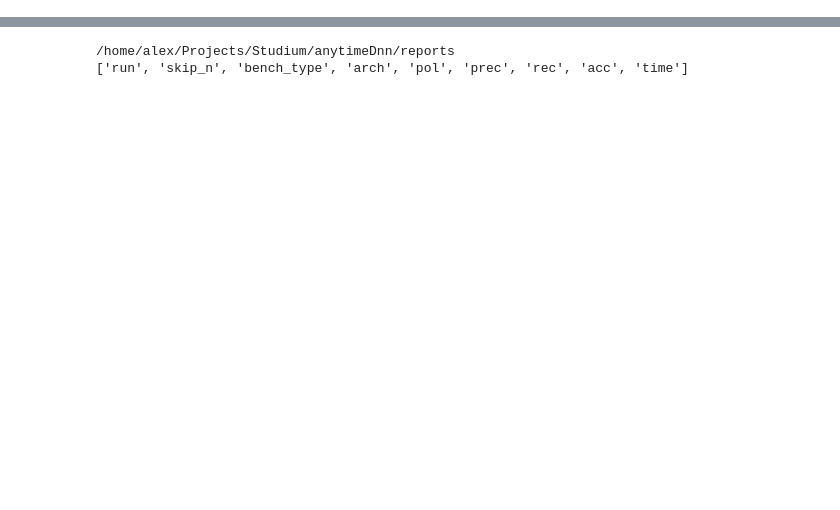
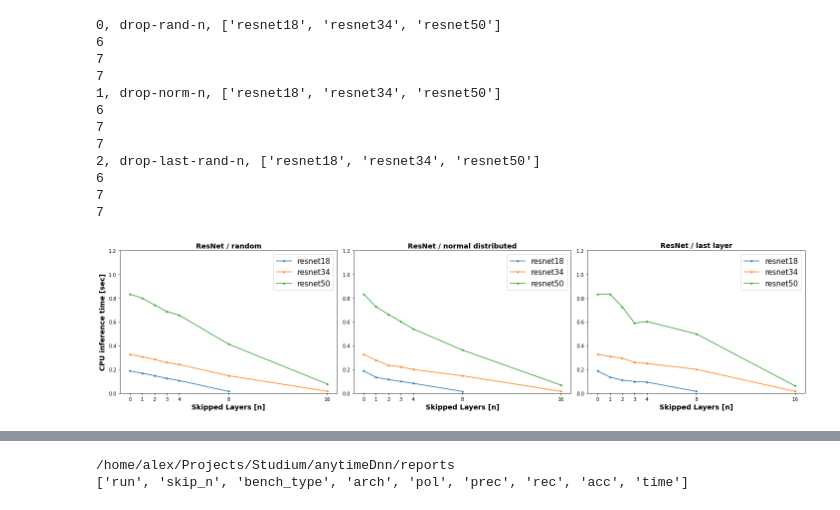
Before and after one commit to a-luengen/anytimeDnn, a Jupyter notebook: reports/benchmark_data_test.ipynb, the cells around one changed output, grey strips where cells are left out. Drawn from its saved outputs; the diff is of its cells as text; code cells hidden in the pictures; blank space fills up the shorter version.

```diff
--- a/reports/benchmark_data_test.ipynb
+++ b/reports/benchmark_data_test.ipynb
@@ -219,0 +239,49 @@ printBoxPlotForArchAndPol(q_df, 'densenet169', 'skip')
+# %%
+
+
+
+font = dict()
+font['fontsize'] = 14
+font['fontweight'] = 'bold'
+def linePlotArchs(df, policy, archs, ax, max_y=None):
+    if max_y is not None:
+        ax.set_ylim([0.0, max_y])
+
+    pol_df = df[df['pol'] == policy]
+
+    arch_type = 'ResNet' if 'res' in archs[0] else 'DenseNet'
+
+    ax.set_title(f'{arch_type} / {pol_trans[policy]}', font)
+    for arch in archs:
+        plot_df = pol_df[pol_df['arch'] == f'{arch}']
+        plot_df = df[df['arch'] == arch][df['pol'] == "none"].append(plot_df)
+        print(len(plot_df))
+        ax.plot(plot_df.skip_n, plot_df.time,'.-', label=arch, axes=ax)
+    ax.legend(fontsize=15)
+    ax.set_xticks(plot_df['skip_n'])
+    ax.set_xlabel('Skipped Layers [n]', font)
+
+fig, axes = plt.subplots(nrows=1, ncols=3, figsize=(20, 5))
+axes[0].set_ylabel('CPU inference time [sec]', font)
+
+
+for i, pol in enumerate(r_pols):
+    print(f'{i}, {pol}, {r_archs}')
+    linePlotArchs(grouped_df, pol, r_archs, axes[i], 1.2)
+
+fig.tight_layout()
+plt.show()
+# %% [output]
+0, drop-rand-n, ['resnet18', 'resnet34', 'resnet50']
+6
+7
+7
+1, drop-norm-n, ['resnet18', 'resnet34', 'resnet50']
+6
+7
+7
+2, drop-last-rand-n, ['resnet18', 'resnet34', 'resnet50']
+6
+7
+7
+[figure, added]
```
Also changed, not shown: parts of 19 cells of this notebook.
